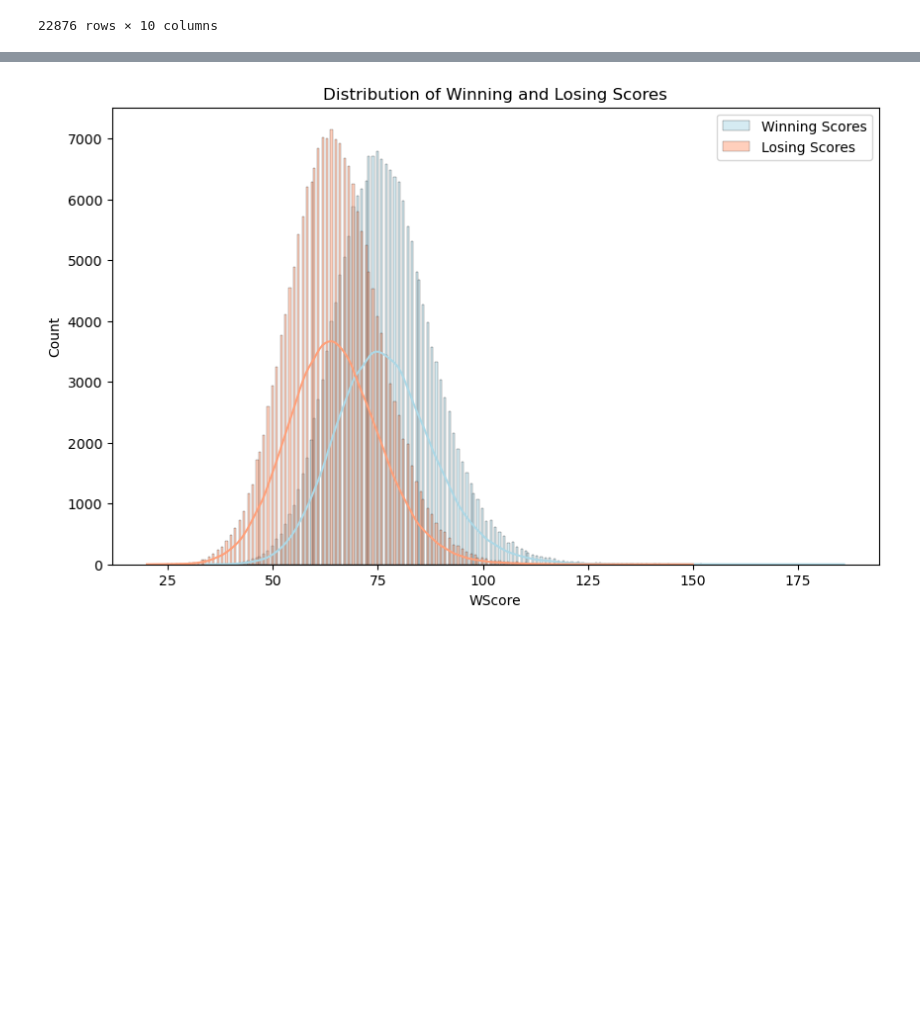
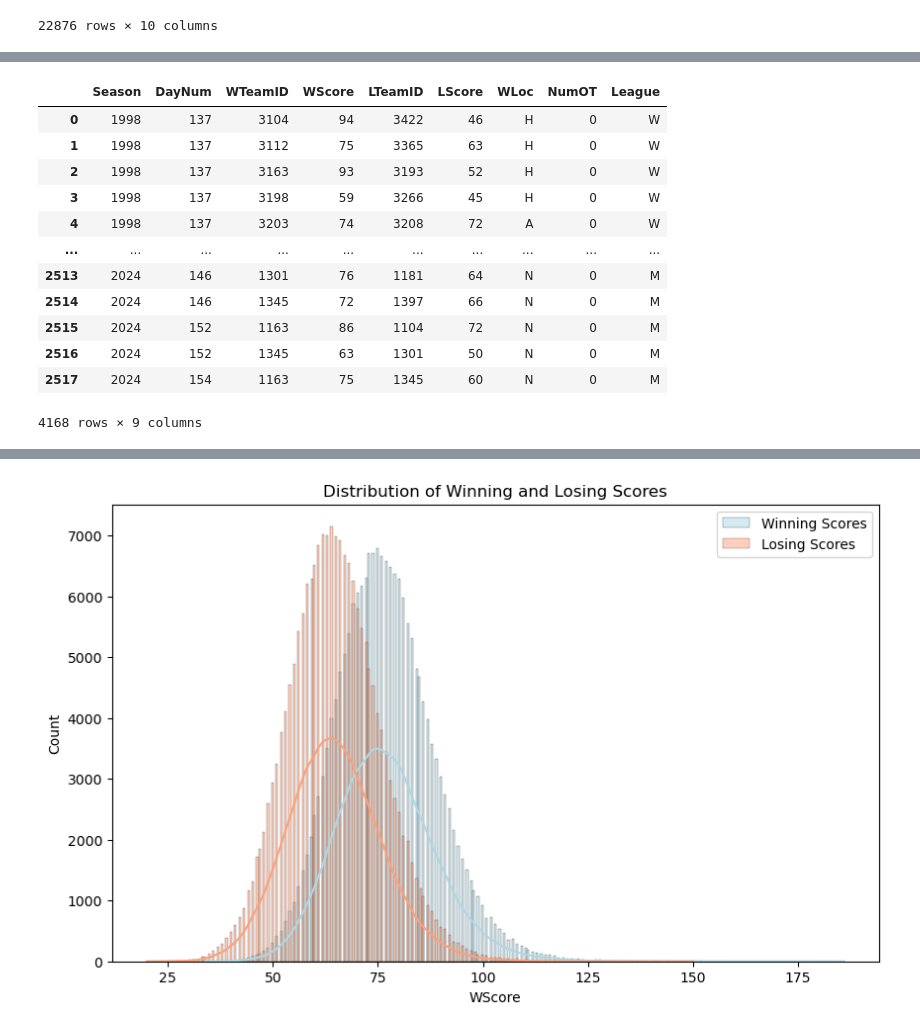
Before and after one commit to faroquehassan/mmlm-2025, a Jupyter notebook: notebook.ipynb, the cells around one changed output, grey strips where cells are left out. Cells and saved outputs as stored; diff of their text form; code cells hidden in the pictures; blank space fills up the shorter version.

```diff
--- a/notebook.ipynb
+++ b/notebook.ipynb
@@ -229,0 +259,19 @@ df_seeds
+# %%
+#reformat into df_season_results:
+
+
+df_tourney_results
+# %% [output]
+|  | Season | DayNum | WTeamID | WScore | LTeamID | LScore | WLoc | NumOT | League |
+| 0 | 1998 | 137 | 3104 | 94 | 3422 | 46 | H | 0 | W |
+| 1 | 1998 | 137 | 3112 | 75 | 3365 | 63 | H | 0 | W |
+| 2 | 1998 | 137 | 3163 | 93 | 3193 | 52 | H | 0 | W |
+| 3 | 1998 | 137 | 3198 | 59 | 3266 | 45 | H | 0 | W |
+| 4 | 1998 | 137 | 3203 | 74 | 3208 | 72 | A | 0 | W |
+| ... | ... | ... | ... | ... | ... | ... | ... | ... | ... |
+| 2513 | 2024 | 146 | 1301 | 76 | 1181 | 64 | N | 0 | M |
+| 2514 | 2024 | 146 | 1345 | 72 | 1397 | 66 | N | 0 | M |
+| 2515 | 2024 | 152 | 1163 | 86 | 1104 | 72 | N | 0 | M |
+| 2516 | 2024 | 152 | 1345 | 63 | 1301 | 50 | N | 0 | M |
+| 2517 | 2024 | 154 | 1163 | 75 | 1345 | 60 | N | 0 | M |
+4168 rows × 9 columns
```
Also changed, not shown: parts of 7 cells of this notebook.
